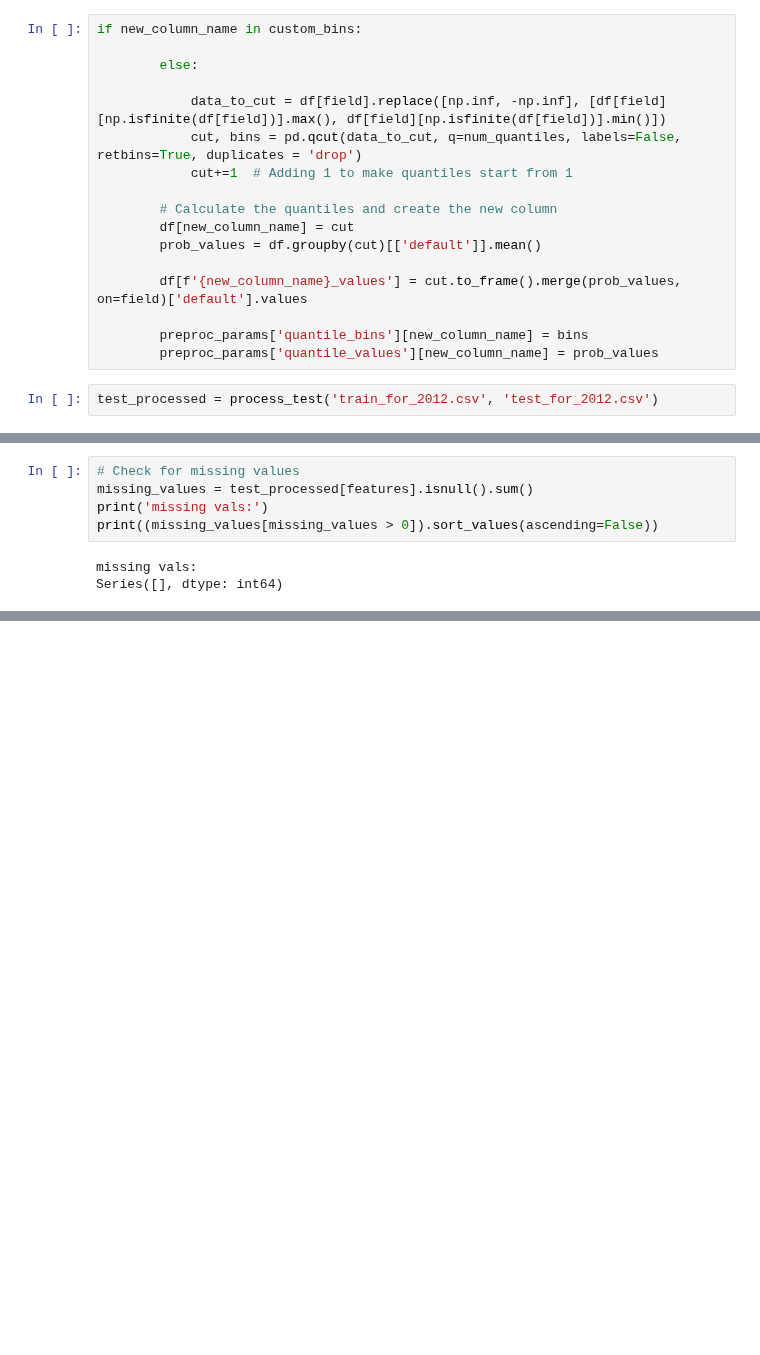
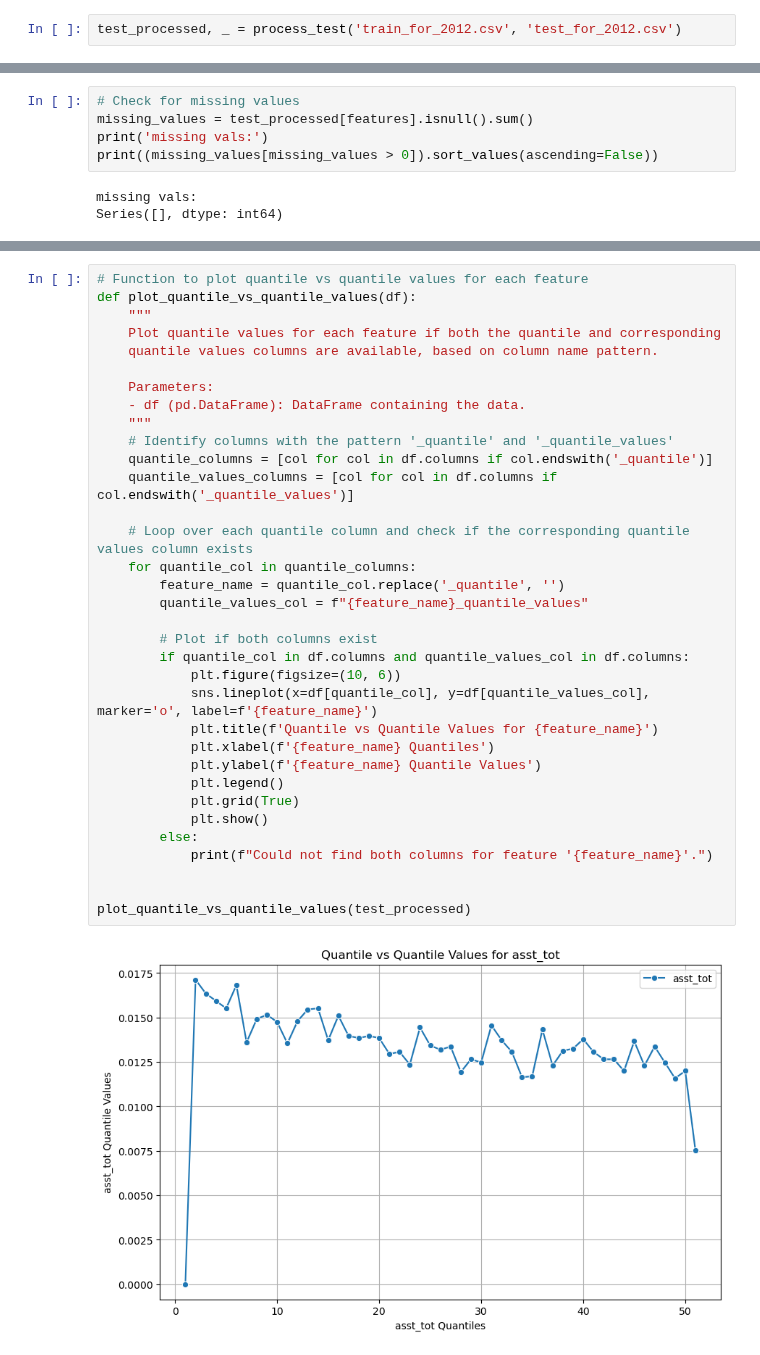
Before and after one commit to Juanroalvarado/ml-finance-credit-default, a Jupyter notebook: processing/Preproc-Function-Harness.ipynb, the cells around one changed output, grey strips where cells are left out. Cells and saved outputs as stored; diff of their text form; blank space fills up the shorter version.

```diff
--- a/processing/Preproc-Function-Harness.ipynb
+++ b/processing/Preproc-Function-Harness.ipynb
@@ -361,22 +307,5 @@ Name: financial_leverage, dtype: float64
-# %%
-if new_column_name in custom_bins:
-
-        else:
-
-            data_to_cut = df[field].replace([np.inf, -np.inf], [df[field][np.isfinite(df[field])].max(), df[field][np.isfinite(df[field])].min()])
-            cut, bins = pd.qcut(data_to_cut, q=num_quantiles, labels=False, retbins=True, duplicates = 'drop')
-            cut+=1  # Adding 1 to make quantiles start from 1
-
-        # Calculate the quantiles and create the new column
-        df[new_column_name] = cut
-        prob_values = df.groupby(cut)[['default']].mean()
-
-        df[f'{new_column_name}_values'] = cut.to_frame().merge(prob_values, on=field)['default'].values
-
-        preproc_params['quantile_bins'][new_column_name] = bins
-        preproc_params['quantile_values'][new_column_name] = prob_values
 # %%
-test_processed = process_test('train_for_2012.csv', 'test_for_2012.csv')
+test_processed, _ = process_test('train_for_2012.csv', 'test_for_2012.csv')
 # %% [output]
 Custom bins for financial_leverage_quantile
 Custom bins for profitability_ratio_quantile
@@ -483,0 +379,36 @@ Cutoff values for profitability_ratio_quantile:
+# %%
+# Function to plot quantile vs quantile values for each feature
+def plot_quantile_vs_quantile_values(df):
+    """
+    Plot quantile values for each feature if both the quantile and corresponding
+    quantile values columns are available, based on column name pattern.
+
+    Parameters:
+    - df (pd.DataFrame): DataFrame containing the data.
+    """
+    # Identify columns with the pattern '_quantile' and '_quantile_values'
+    quantile_columns = [col for col in df.columns if col.endswith('_quantile')]
+    quantile_values_columns = [col for col in df.columns if col.endswith('_quantile_values')]
+
+    # Loop over each quantile column and check if the corresponding quantile values column exists
+    for quantile_col in quantile_columns:
+        feature_name = quantile_col.replace('_quantile', '')
+        quantile_values_col = f"{feature_name}_quantile_values"
+
+        # Plot if both columns exist
+        if quantile_col in df.columns and quantile_values_col in df.columns:
+            plt.figure(figsize=(10, 6))
+            sns.lineplot(x=df[quantile_col], y=df[quantile_values_col], marker='o', label=f'{feature_name}')
+            plt.title(f'Quantile vs Quantile Values for {feature_name}')
+            plt.xlabel(f'{feature_name} Quantiles')
+            plt.ylabel(f'{feature_name} Quantile Values')
+            plt.legend()
+            plt.grid(True)
+            plt.show()
+        else:
+            print(f"Could not find both columns for feature '{feature_name}'.")
+
+
+plot_quantile_vs_quantile_values(test_processed)
+# %% [output]
+[figure, added]
```
Also changed, not shown: parts of 21 cells of this notebook, 2 other files.
